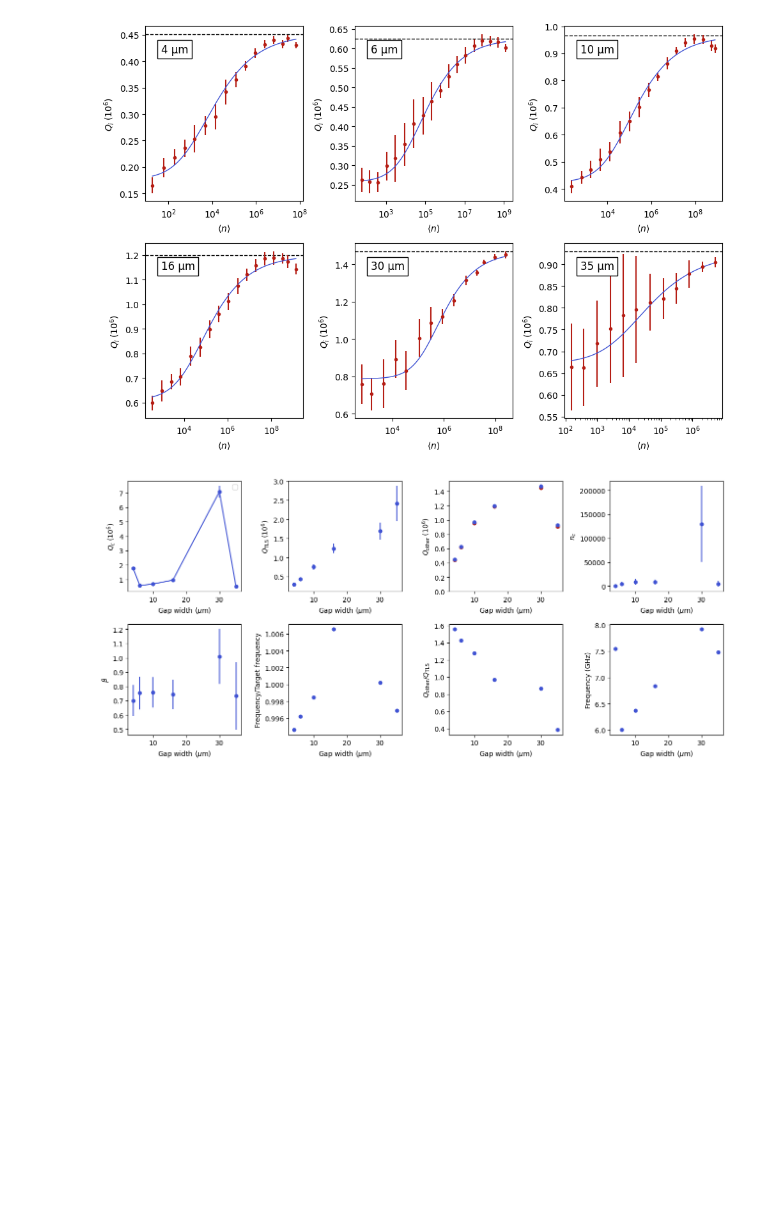
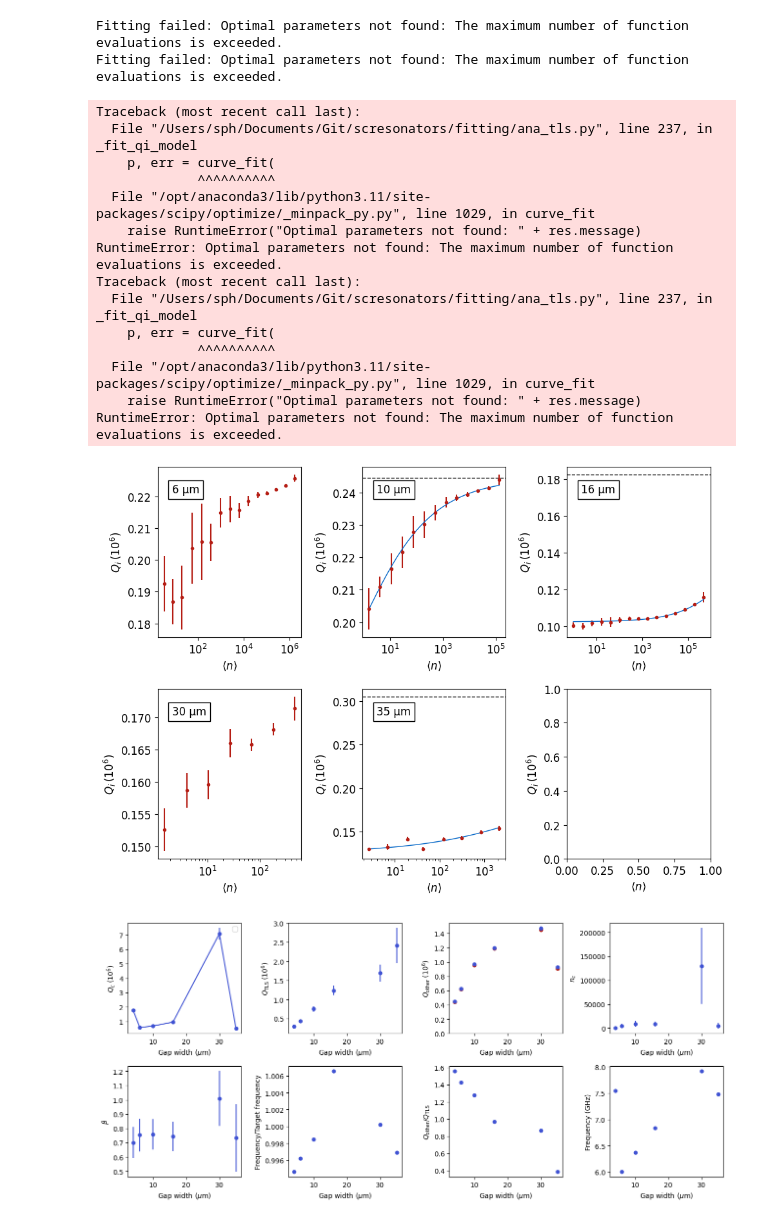
Before and after one commit to eesh-gupta/scresonators, a Jupyter notebook: fitting/plot_fits_meas.ipynb, the cells around one changed output. Cells and saved outputs as stored; diff of their text form; code cells hidden in the pictures; blank space fills up the shorter version.

```diff
--- a/fitting/plot_fits_meas.ipynb
+++ b/fitting/plot_fits_meas.ipynb
@@ -108,0 +30,4 @@ coef = [0, 25]
+# %%
+cfg, data_pth, folder, img_name, ind = hy.get_params('../configs/mini2.yml', meas, pth=data_folder)
+# %%
+df_full = resonator_helpers.load_resonator_csv(data_pth, cfg, xval='power_dBm')#, xval='power_dBm')
@@ -109,24 +37,39 @@ coef = [0, 25]
 # %%
-# for slab
+# Ways to filter data points:
+    # Set min and max photons to include
+    # Exclude certain values (first create list of lists with size number of resonators, then add values to each to exclude)
+    # Set max value for qother for given resonator
+
+# option show_all: show all data points (True) or only those used in fit (False)
+# option wide: plot wider range of photon numbers than we actually have for data.
+# Plots the Qother fit to a dashed black line
+
 max_photon = [1e8, 1.2e9, 8e8, 1.5e9, 2e9, 1e7]
 min_photon = [1, 1, 1, 1, 1, 1]
-exclude = [None] * len(max_photon)  # Exclude all data points
-exclude[4]=[11]
-q_other_bounds = [np.inf, np.inf, np.inf, np.inf, 1.47e6, 0.93e6]  # Example bounds for Qoth
-# for jpa
-# max_photon = [3e7, 0.9e6, 5e9, 5e9, 5e9, 2e10, 2e10]
-# min_photon = [0.2, 1, 1, 1, 1, 0.2,0.2]
-# q_other_bounds = [np.inf, np.inf, np.inf, np.inf, np.inf, 1.5e6, 0.265e6]  # Example bounds for Qoth
+exclude = [None] * len(max_photon)
+#exclude[4]=[11] # This would exclude the 11th point for 4th resonator (counting from max power)
+q_other_bounds = [np.inf, np.inf, np.inf, np.inf, np.inf]  # Example bounds for Qoth
 
-# max_photon = [2e7, 5e5, 1e10, 5e9, 5e9, 2e10, 2e10]
-# min_photon = [0, 0, 0, 0, 0, 0, 0]
-
-#min_photon = [300, 1, 1, 1, 240000, 1000]
-#params,
 #cfg = ana_tls.fit_qi2(df_full, img_pth, name=img_name)
 cfg = ana_tls.fit_qi2(df_full, img_pth, name=img_name, max_photon_vec=max_photon, min_photon_vec=min_photon, exclude=exclude, q_other_bounds=q_other_bounds, show_all=False, wide=False)
 #cfg = ana_tls.fit_qi2(df_full, img_pth, name=img_name, max_photon_vec=max_photon, min_photon_vec=min_photon, show_all=True, wide=False, q_other_bounds=q_other_bounds)
 # %% [output]
+Fitting failed: Optimal parameters not found: The maximum number of function evaluations is exceeded.
+Fitting failed: Optimal parameters not found: The maximum number of function evaluations is exceeded.
+Traceback (most recent call last):
+  File "/Users/sph/Documents/Git/scresonators/fitting/ana_tls.py", line 237, in _fit_qi_model
+    p, err = curve_fit(
+             ^^^^^^^^^^
+  File "/opt/anaconda3/lib/python3.11/site-packages/scipy/optimize/_minpack_py.py", line 1029, in curve_fit
+    raise RuntimeError("Optimal parameters not found: " + res.message)
+RuntimeError: Optimal parameters not found: The maximum number of function evaluations is exceeded.
+Traceback (most recent call last):
+  File "/Users/sph/Documents/Git/scresonators/fitting/ana_tls.py", line 237, in _fit_qi_model
+    p, err = curve_fit(
+             ^^^^^^^^^^
+  File "/opt/anaconda3/lib/python3.11/site-packages/scipy/optimize/_minpack_py.py", line 1029, in curve_fit
+    raise RuntimeError("Optimal parameters not found: " + res.message)
+RuntimeError: Optimal parameters not found: The maximum number of function evaluations is exceeded.
-[figure, old version]
+[figure, new version]
 # %%
 ana_tls.plot_res_pars([cfg], [''],img_pth, name=img_name)
```
Also changed, not shown: parts of 6 cells of this notebook, 5 other files.
